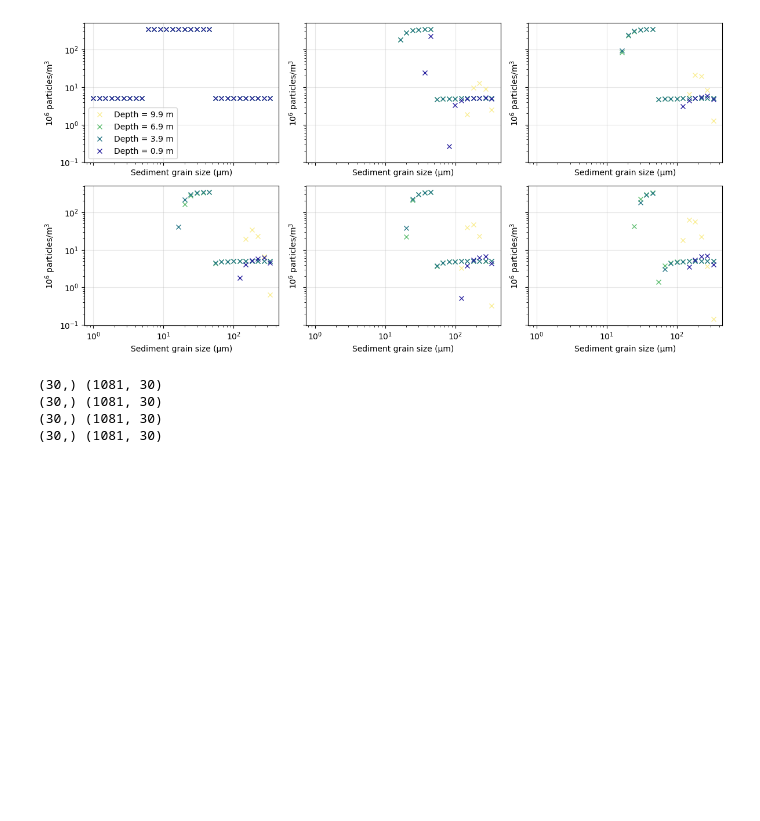
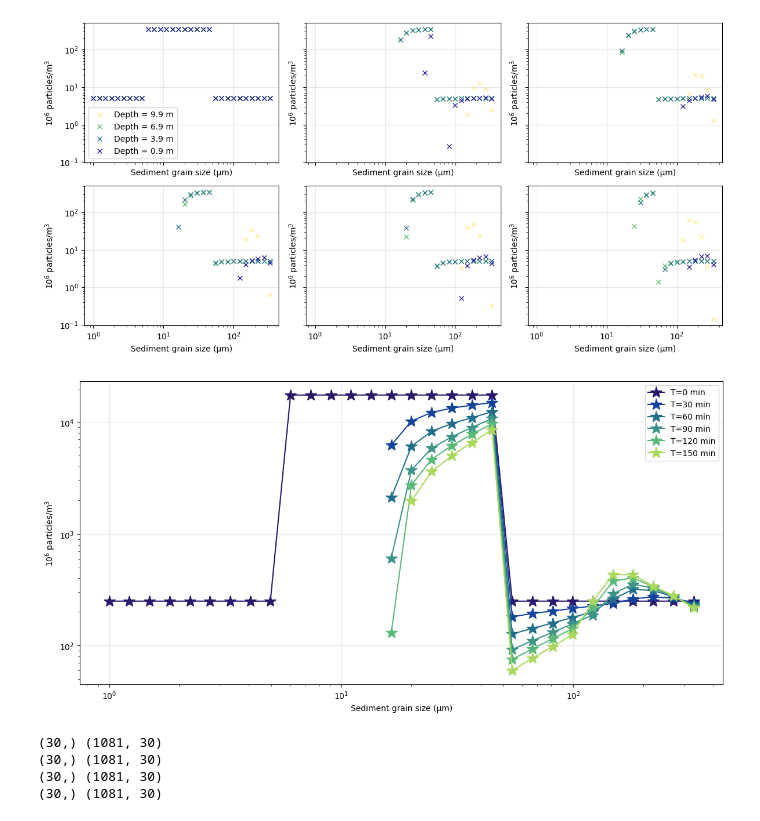
Before and after one commit to sienna-white/enkf_sediment, a Jupyter notebook: plot_sediment.ipynb, the cells around one changed output. Saved outputs shown, nothing was run; the diff lists cells and outputs as text; code cells hidden in the pictures; blank space fills up the shorter version.

```diff
--- a/plot_sediment.ipynb
+++ b/plot_sediment.ipynb
@@ -118,6 +118,33 @@ Attributes:
     units:      parts/m3
     long_name:  suspended sediment concentration
 [figure]
+# %%
+fig, axs = plt.subplots(nrows=1, ncols=1, figsize=(12, 6), sharex=True, sharey=True)
+
+z = ds.z.values
+for i,t in enumerate(range(0, nt, nt//6)):
+    # var = ds.Kz.isel(time=12)
+
+    label="T=%d min" % (t*10/60)
+    # print(i, t, time)
+
+    var = ds.ssc.isel(time=t).sum(dim='z')
+    var[var<2] = np.nan
+    axs.plot(ds.Ds.values*1e6, var, '-*', color=cmo.cm.haline(t/nt), markersize=15, label=label) #,color=cmo.cm.thermal(t/nt))
+# axs[i].plot(ds.ssc.isel(time=400).isel(Ds=i), ds.z)
+    # print(var)
+# print(var.values)
+    axs.set_xscale('log')
+    axs.grid(alpha=0.3)
+    axs.set_yscale('log')
+
+    axs.set_xlabel("Sediment grain size (µm)")
+    axs.set_ylabel("10$^6$ particles/m$^3$")
+axs.legend()
+axs.set_ylim(0,)
+plt.tight_layout()
+# %% [output]
+[figure, added]
 # %%
 fig, ax = plt.subplots(nrows=1, ncols=1, figsize=(12, 3), sharex=True, sharey=True)
 ax2 = ax.twinx()
```
Also changed, not shown: parts of 2 cells of this notebook, 1 other file.
